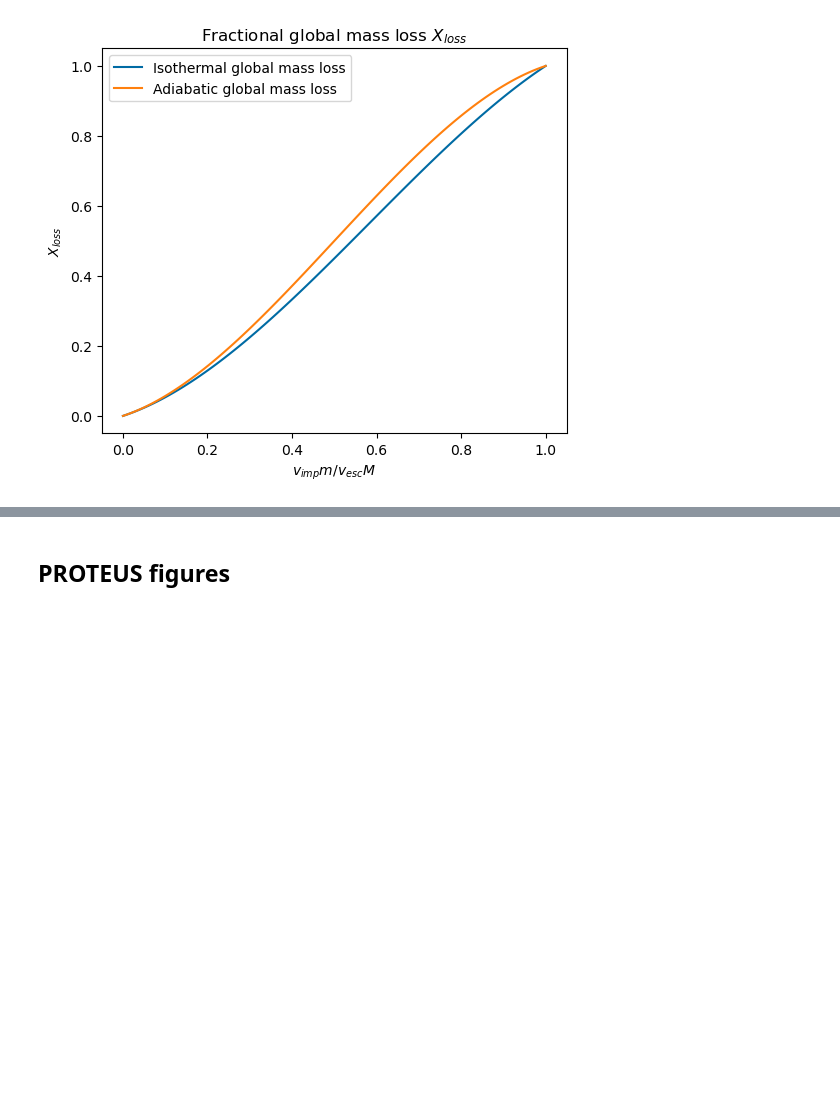
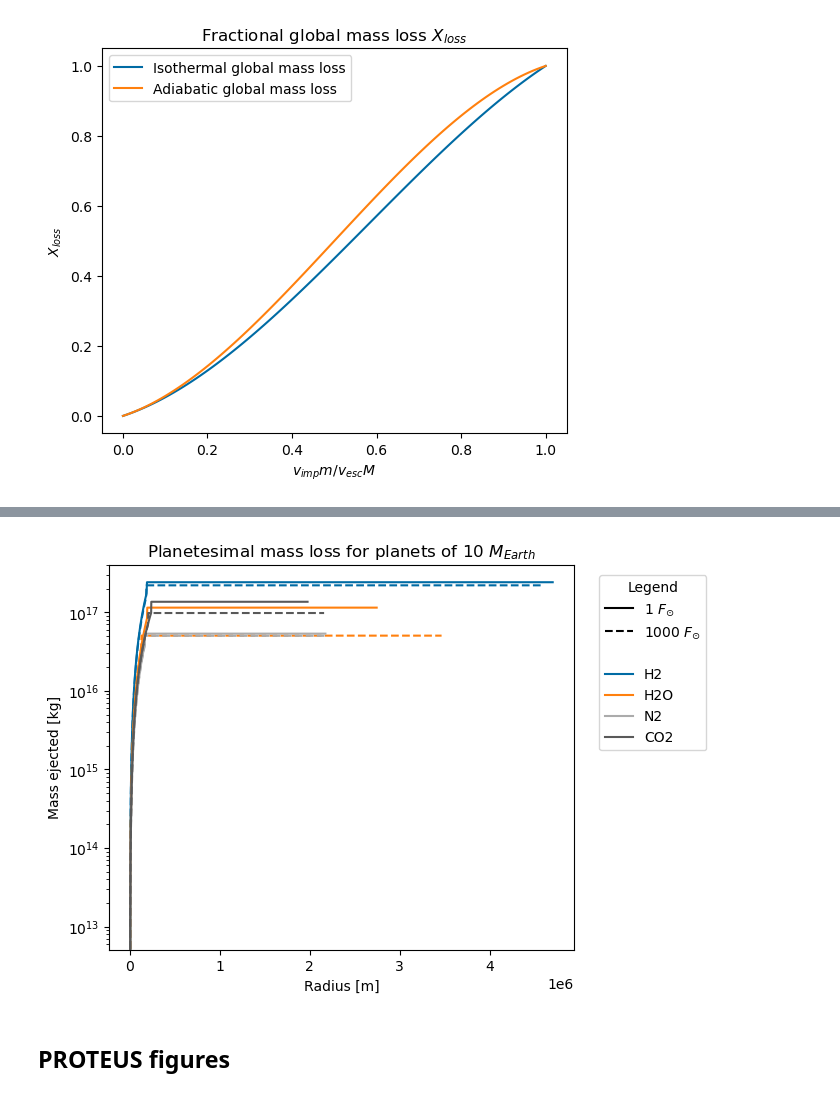
Before and after one commit to FormingWorlds/BScProjectAtmosphericEscape, a Jupyter notebook: figures.ipynb, the cells around one changed output, grey strips where cells are left out. Saved outputs shown, nothing was run; the diff lists cells and outputs as text; code cells hidden in the pictures; blank space fills up the shorter version.

```diff
--- a/figures.ipynb
+++ b/figures.ipynb
@@ -280,3 +445,58 @@ plt.show()
+# %%
+from constants import rho_pl
+
+
+M_ej_H2_10M_1F = ejected_mass_planetesimal(M_atm_H2_10M_1F, h_H2_10M_1F, bulk_H2_10M[2], H2_10M_1F[0][0], rho_pl)
+M_ej_H2_10M_1000F = ejected_mass_planetesimal(M_atm_H2_10M_1000F, h_H2_10M_1000F, bulk_H2_10M[3], H2_10M_1000F[0][0], rho_pl)
+
+M_ej_H2O_10M_1F = ejected_mass_planetesimal(M_atm_H2O_10M_1F, h_H2O_10M_1F, bulk_H2O_10M[2], H2O_10M_1F[0][0], rho_pl)
+M_ej_H2O_10M_1000F = ejected_mass_planetesimal(M_atm_H2O_10M_1000F, h_H2O_10M_1000F, bulk_H2O_10M[3], H2O_10M_1000F[0][0], rho_pl)
+
+M_ej_N2_10M_1F = ejected_mass_planetesimal(M_atm_N2_10M_1F, h_N2_10M_1F, bulk_N2_10M[2], N2_10M_1F[0][0], rho_pl)
+M_ej_N2_10M_1000F = ejected_mass_planetesimal(M_atm_N2_10M_1000F, h_N2_10M_1000F, bulk_N2_10M[3], N2_10M_1000F[0][0], rho_pl)
+
+M_ej_CO2_10M_1F = ejected_mass_planetesimal(M_atm_CO2_10M_1F, h_CO2_10M_1F, bulk_CO2_10M[2], CO2_10M_1F[0][0], rho_pl)
+M_ej_CO2_10M_1000F = ejected_mass_planetesimal(M_atm_CO2_10M_1000F, h_CO2_10M_1000F, bulk_CO2_10M[3], CO2_10M_1000F[0][0], rho_pl)
+# %%
+plt.figure(figsize=(6,5))
+plt.style.use("tableau-colorblind10")
+
+plt.plot(M_ej_H2_10M_1F[1], M_ej_H2_10M_1F[0], color='#006BA4')
+plt.plot(M_ej_H2_10M_1000F[1], M_ej_H2_10M_1000F[0], color='#006BA4', linestyle='--')
+plt.plot(M_ej_H2O_10M_1F[1], M_ej_H2O_10M_1F[0], color='#FF800E')
+plt.plot(M_ej_H2O_10M_1000F[1], M_ej_H2O_10M_1000F[0], color='#FF800E', linestyle='--')
+plt.plot(M_ej_N2_10M_1F[1], M_ej_N2_10M_1F[0], color='#ABABAB')
+plt.plot(M_ej_N2_10M_1000F[1], M_ej_N2_10M_1000F[0], color='#ABABAB', linestyle='--')
+plt.plot(M_ej_CO2_10M_1F[1], M_ej_CO2_10M_1F[0], color='#595959')
+plt.plot(M_ej_CO2_10M_1000F[1], M_ej_CO2_10M_1000F[0], color='#595959', linestyle='--')
+
+plt.xlabel(r'Radius [m]')
+plt.ylabel(r'Mass ejected [kg]')
+plt.yscale('log')
+plt.title(r'Planetesimal mass loss for planets of $10\ M_{Earth}$')
+
+
+flux_legend = [
+    Line2D([0], [0], color="black", linestyle="-",  label=r"1 $F_{\odot}$"),
+    Line2D([0], [0], color="black", linestyle="--", label=r"1000 $F_{\odot}$")
+]
+
+divider = Line2D([0], [0], color="white", linestyle="-", linewidth=1, label=" ")
+
+elements_legend = [
+    Line2D([0], [0], color="#006BA4", label="H2"),
+    Line2D([0], [0], color="#FF800E",   label="H2O"),
+    Line2D([0], [0], color="#ABABAB",  label="N2"),
+    Line2D([0], [0], color="#595959", label="CO2")
+]
+
+plt.legend(handles = flux_legend + [divider] + elements_legend, loc = 'lower right', bbox_to_anchor=(1.3, 0.5), title="Legend")
+
+
+# plt.savefig('Planetesimal mass loss 1M.png', bbox_inches="tight")
+plt.show()
+# %% [output]
+[figure, added]
 # %% [markdown]
 ## PROTEUS figures
 # %%
```
Also changed, not shown: parts of 26 cells of this notebook.
